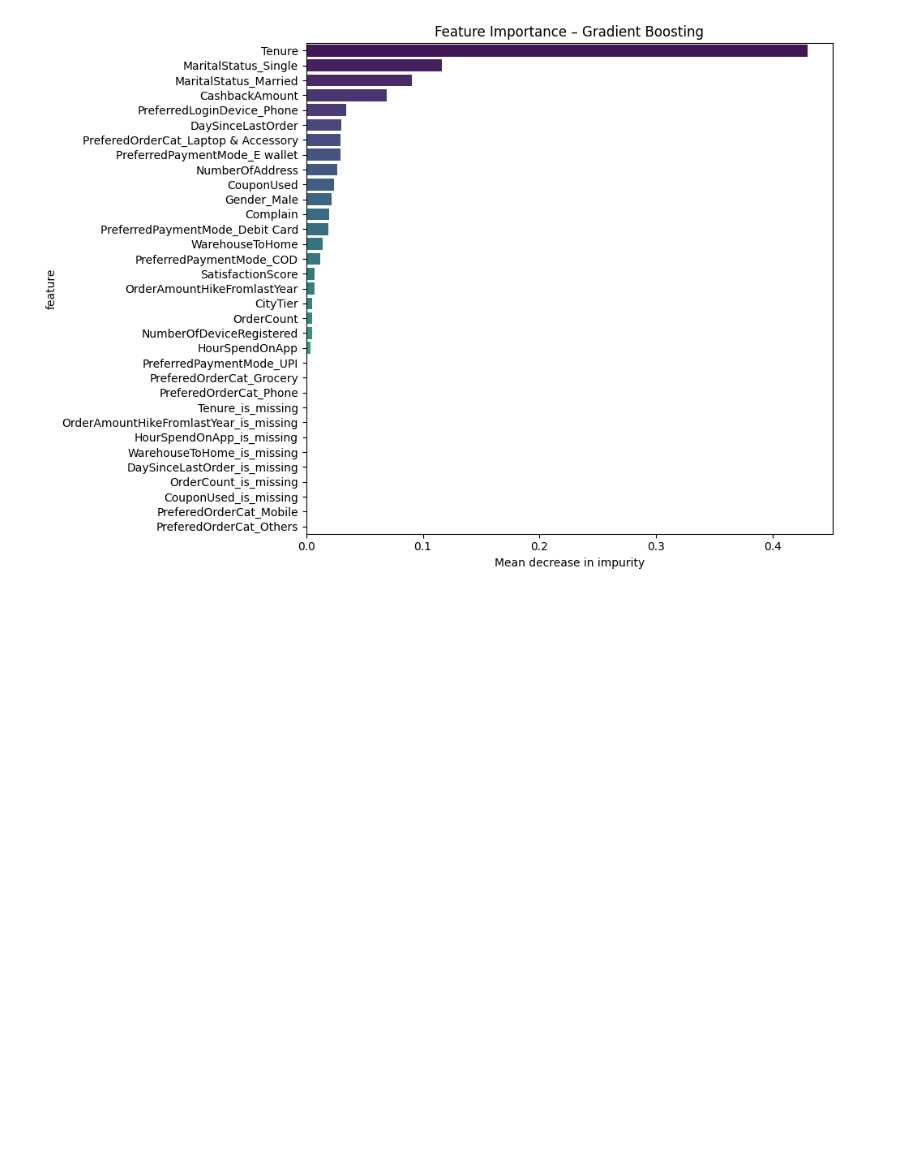
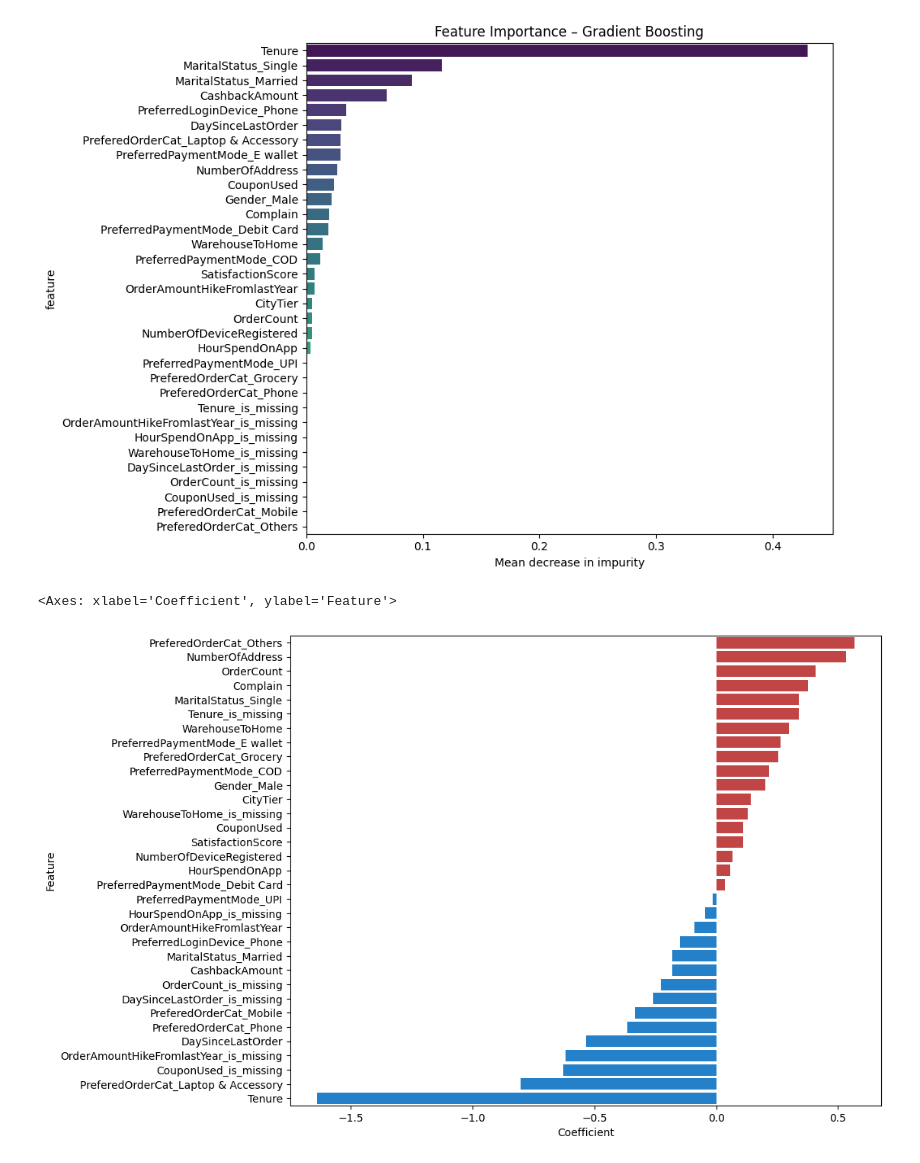
Before and after one commit to Handras18/Churn-prediction, a Jupyter notebook: 04_evaluation.ipynb, the cells around one changed output. Cells and saved outputs as stored; diff of their text form; code cells hidden in the pictures; blank space fills up the shorter version.

```diff
--- a/04_evaluation.ipynb
+++ b/04_evaluation.ipynb
@@ -39,9 +51,9 @@ plt.show()
 # %% [output]
 [figure]
 # %%
-gbc = joblib.load('../models/GradientBoostingClassifier_model.pkl')
+gbc = joblib.load('models/GradientBoostingClassifier_model.pkl')
 
-y_pred = gbc.predict(X)
+y_pred = gbc.predict(X_test)
 # %%
 gbc_fi_df = (
     pd.DataFrame({'feature': X.columns, 'importance': gbc.feature_importances_})
@@ -55,3 +67,17 @@ plt.tight_layout()
 plt.show()
 # %% [output]
 [figure]
+# %%
+log_reg = joblib.load('models/LogisticRegression_model.pkl')
+coefficients = log_reg.coef_[0]
+# %%
+coef_df = pd.DataFrame({'Feature': X.columns,'Coefficient': coefficients})
+# %%
+coef_df = coef_df.sort_values(by='Coefficient', ascending=False)
+# %%
+colors = ['#d63031' if c > 0 else '#0984e3' for c in coef_df['Coefficient']]
+plt.figure(figsize=(10,8))
+sns.barplot(data=coef_df, x='Coefficient', y='Feature',hue='Feature', palette=colors)
+# %% [output]
+<Axes: xlabel='Coefficient', ylabel='Feature'>
+[figure, added]
```
Also changed, not shown: parts of 4 cells of this notebook, 6 other files.
